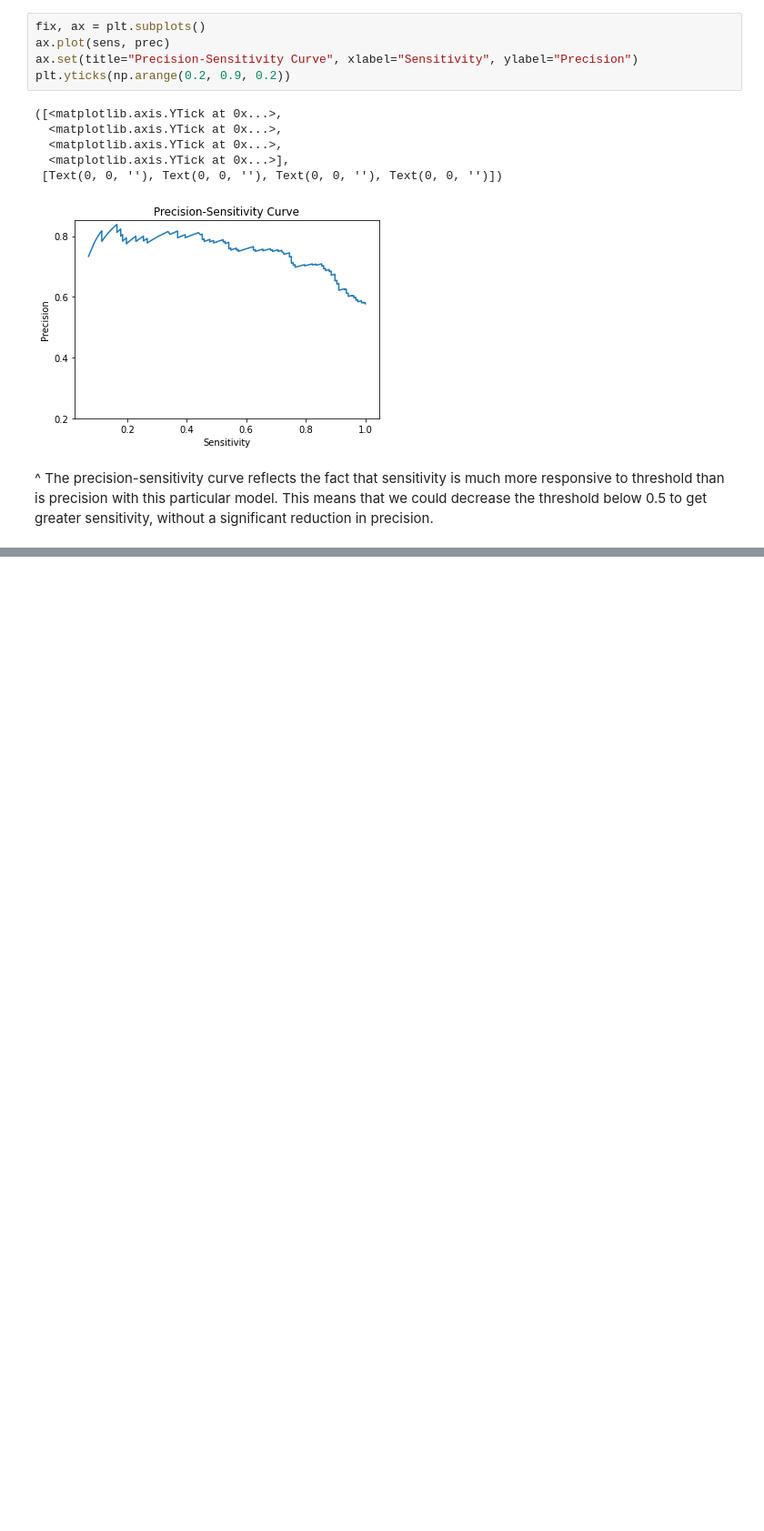
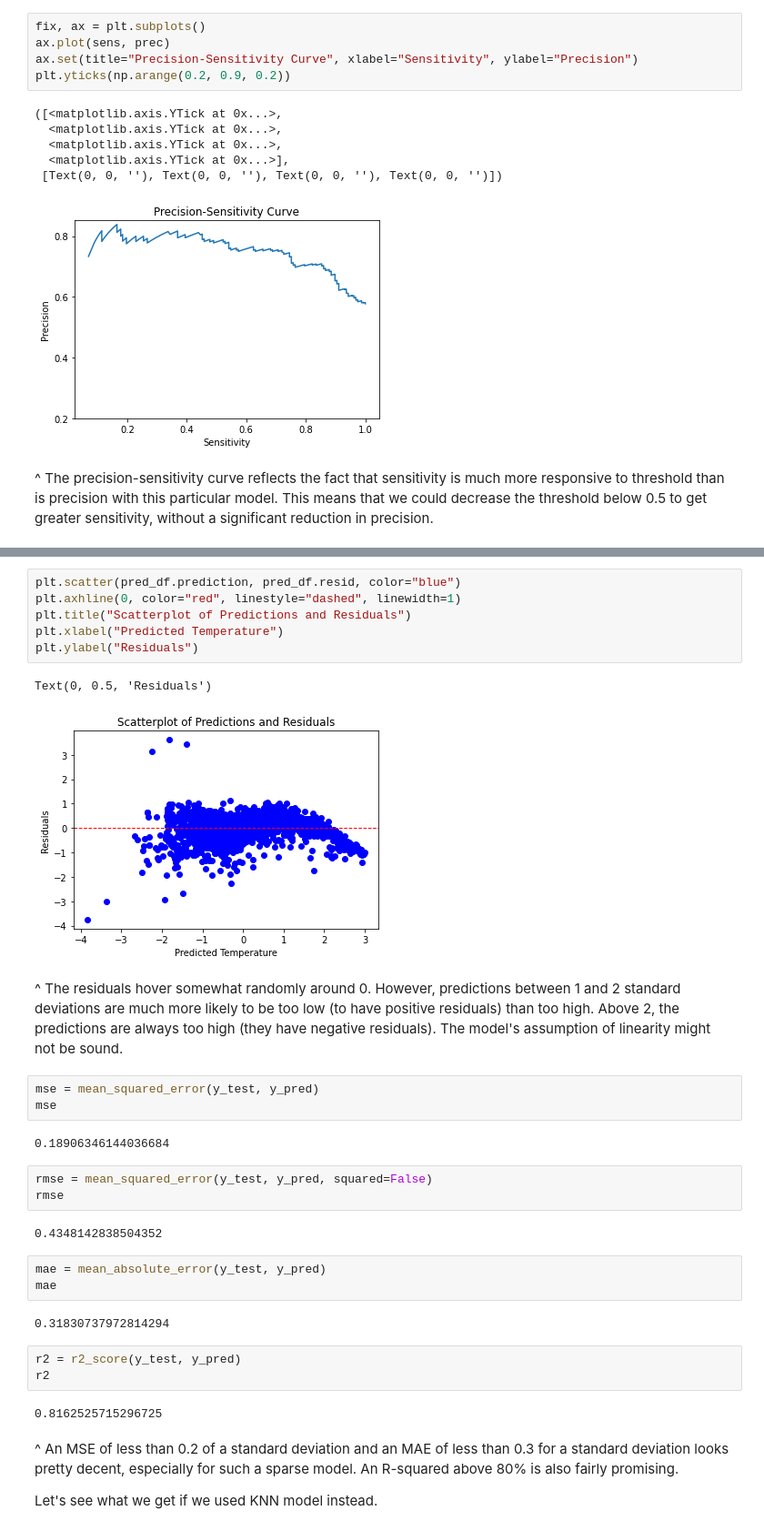
Before and after one commit to alextanhongpin/data-cleaning-and-exploration-with-machine-learning, a Jupyter notebook: 06-preparing_for_model_evaluation.ipynb, the cells around one changed output, grey strips where cells are left out. Shown: that part at 91% size. Saved outputs shown, nothing was run; the diff lists cells and outputs as text; blank space fills up the shorter version.

```diff
--- a/06-preparing_for_model_evaluation.ipynb
+++ b/06-preparing_for_model_evaluation.ipynb
@@ -394,0 +563,35 @@ plt.yticks(np.arange(0.2, 0.9, 0.2))
+# %%
+plt.scatter(pred_df.prediction, pred_df.resid, color="blue")
+plt.axhline(0, color="red", linestyle="dashed", linewidth=1)
+plt.title("Scatterplot of Predictions and Residuals")
+plt.xlabel("Predicted Temperature")
+plt.ylabel("Residuals")
+# %% [output]
+Text(0, 0.5, 'Residuals')
+[figure, added]
+# %% [markdown]
+^ The residuals hover somewhat randomly around 0. However, predictions between 1 and 2 standard deviations are much more likely to be too low (to have positive residuals) than too high. Above 2, the predictions are always too high (they have negative residuals). The model's assumption of linearity might not be sound.
+# %%
+mse = mean_squared_error(y_test, y_pred)
+mse
+# %% [output]
+0.18906346144036684
+# %%
+rmse = mean_squared_error(y_test, y_pred, squared=False)
+rmse
+# %% [output]
+0.4348142838504352
+# %%
+mae = mean_absolute_error(y_test, y_pred)
+mae
+# %% [output]
+0.31830737972814294
+# %%
+r2 = r2_score(y_test, y_pred)
+r2
+# %% [output]
+0.8162525715296725
+# %% [markdown]
+^ An MSE of less than 0.2 of a standard deviation and an MAE of less than 0.3 for a standard deviation looks pretty decent, especially for such a sparse model. An R-squared above 80% is also fairly promising.
+
+Let's see what we get if we used KNN model instead.
```
Also changed, not shown: parts of 29 cells of this notebook, 2 other files.
